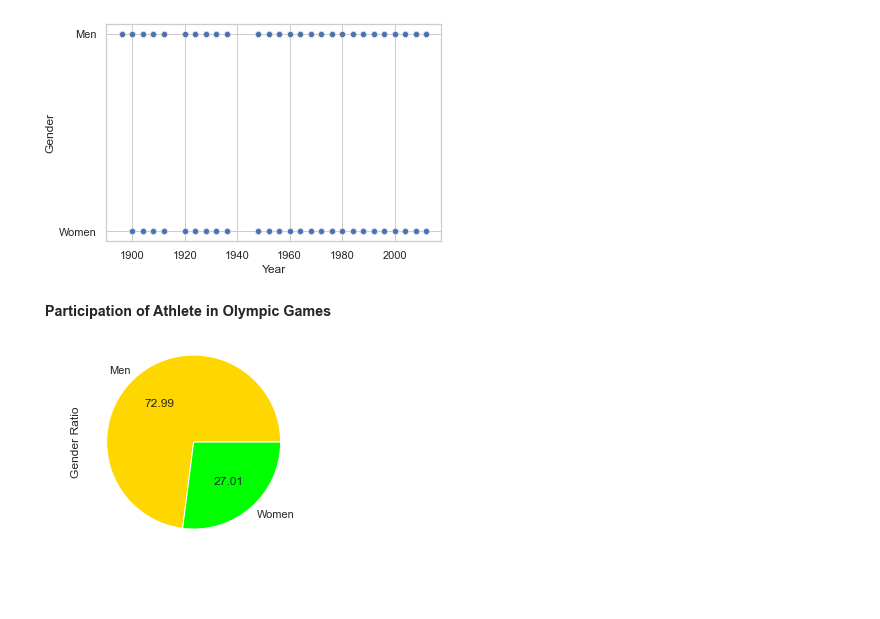
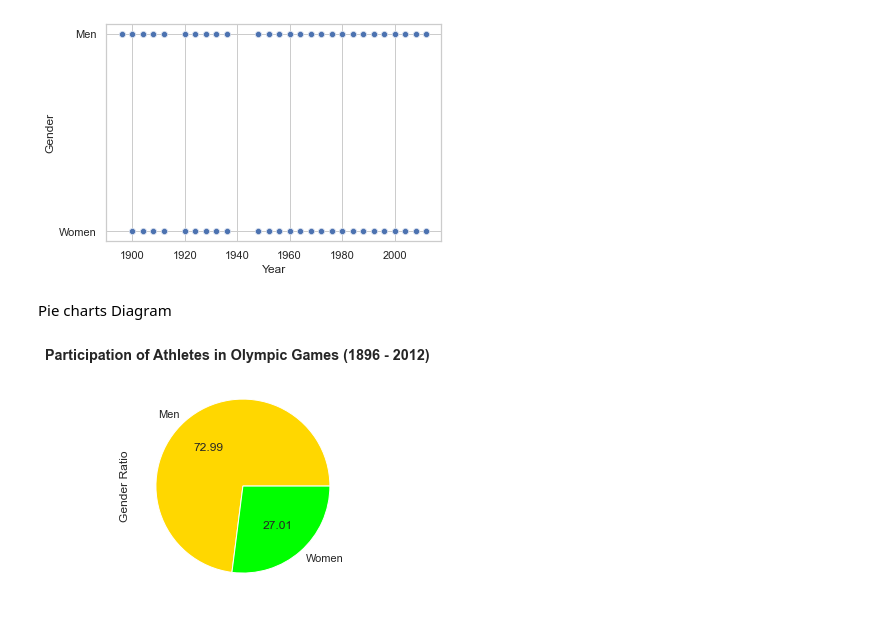
Before and after one commit to saurav29singh/Udacity_Project, a Jupyter notebook: Olympic_Dataset_Study.ipynb, the cells around one changed output. Saved outputs shown, nothing was run; the diff lists cells and outputs as text; code cells hidden in the pictures; blank space fills up the shorter version.

```diff
--- a/Olympic_Dataset_Study.ipynb
+++ b/Olympic_Dataset_Study.ipynb
@@ -144,13 +166,15 @@ seaborn.scatterplot(x="Year",
 # %% [output]
 <AxesSubplot:xlabel='Year', ylabel='Gender'>
 [figure]
+# %% [markdown]
+Pie charts Diagram
 # %%
 import pandas as pd
 from matplotlib.pyplot import pie, axis, show
 fig, ax = plt.subplots()
-fig.suptitle('Participation of Athlete in Olympic Games', fontweight ="bold")
+fig.suptitle('Participation of Athletes in Olympic Games (1896 - 2012)', fontweight ="bold")
 df.groupby('Gender').size().plot(kind='pie', autopct='%.2f', colors=['gold', 'lime'],ax=None)
 ax.set_ylabel('Gender Ratio')
 plt.show()
 # %% [output]
-[figure, old version]
+[figure, new version]
```
Also changed, not shown: parts of 11 cells of this notebook.
